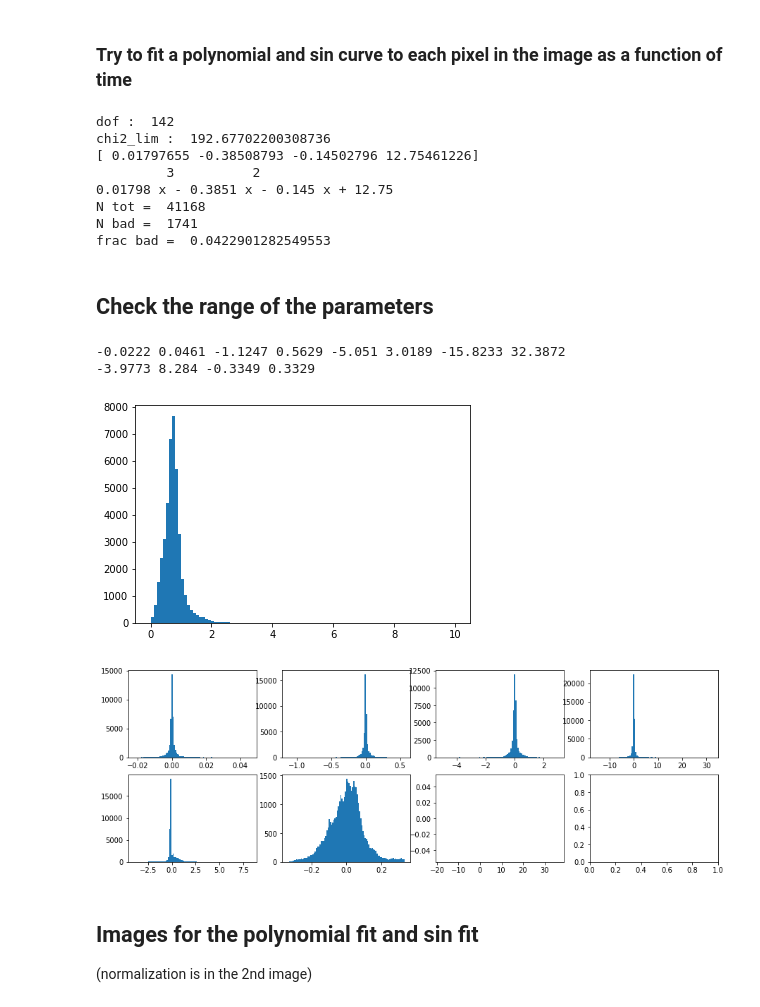
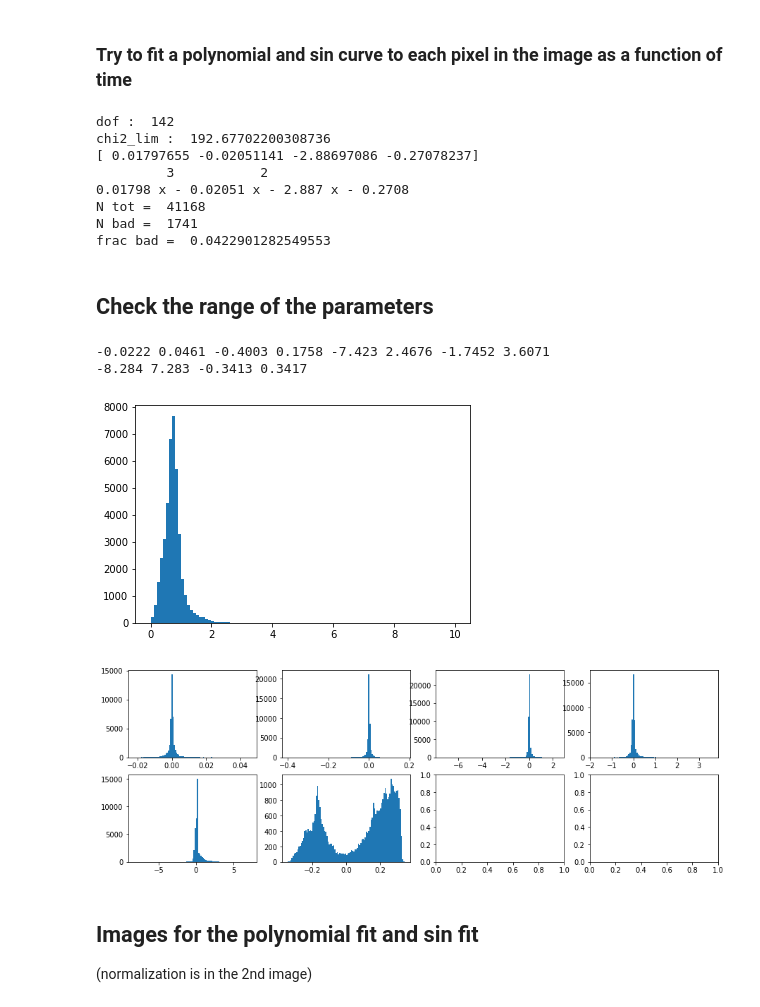
Before and after one commit to ageller/UniviewGRACE, a Jupyter notebook: GRACEEarth/rawdata/convertGRACEFit.ipynb, the cells around one changed output. Drawn from its saved outputs; the diff is of its cells as text; code cells hidden in the pictures.

```diff
--- a/GRACEEarth/rawdata/convertGRACEFit.ipynb
+++ b/GRACEEarth/rawdata/convertGRACEFit.ipynb
@@ -286,7 +286,9 @@ def calcChi2(y, ye, m):
 
 t = mascons['yr'][2]
 t0 = min(t)
-t = t - t0
+tf = max(t)
+tmid = (tf + t0)/2.
+t = t - tmid
 
 #for second-order effects, fit sin curve
 def cfitFunc(t, fA, fp):
@@ -383,9 +385,9 @@ print("frac bad = ",bad / len(mascons['location']) )
 # %% [output]
 dof :  142
 chi2_lim :  192.67702200308736
-[ 0.01797655 -0.38508793 -0.14502796 12.75461226]
-         3          2
-0.01798 x - 0.3851 x - 0.145 x + 12.75
+[ 0.01797655 -0.02051141 -2.88697086 -0.27078237]
+         3           2
+0.01798 x - 0.02051 x - 2.887 x - 0.2708
 N tot =  41168
 N bad =  1741
 frac bad =  0.0422901282549553
@@ -395,37 +397,37 @@ frac bad =  0.0422901282549553
 f, ax = plt.subplots(1)
 ax.hist(chi2r,bins=100, range=[0, 10])
 
 def myminmax(x, decimals = 4):
     return np.around(np.min(x), decimals = decimals), np.around(np.max(x), decimals = decimals)
 
 r1min, r1max = myminmax(r1)
 g1min, g1max = myminmax(g1)
 b1min, b1max = myminmax(b1)
 a1min, a1max = myminmax(a1)
 print(r1min, r1max, g1min, g1max, b1min, b1max, a1min, a1max)
 
 r2min, r2max = myminmax(r2)
 g2min, g2max = myminmax(g2)
 #b2min, b2max = myminmax(b2)
 #a2min, a2max = myminmax(a2)
 print(r2min, r2max, g2min, g2max)#, b2min, b2max)#, a2min, a2max)
 
 f, ax = plt.subplots(2,4, figsize=(15,5))
 
 h1 = ax[0][0].hist(r1, bins=100, range=[r1min,r1max])
 h2 = ax[0][1].hist(g1, bins=100, range=[g1min,g1max])
 h3 = ax[0][2].hist(b1, bins=100, range=[b1min,b1max])
 h4 = ax[0][3].hist(a1, bins=100, range=[a1min,a1max])
 
 h5 = ax[1][0].hist(r2, bins=100, range=[r2min,r2max])
 h6 = ax[1][1].hist(g2, bins=100, range=[g2min,g2max])
-h7 = ax[1][2].hist(b2, bins=100, range=[b2min,b2max])
+#h7 = ax[1][2].hist(b2, bins=100, range=[b2min,b2max])
 #h8 = ax[1][3].hist(a2, bins=100, range=[a2min,a2max])
 # %% [output]
--0.0222 0.0461 -1.1247 0.5629 -5.051 3.0189 -15.8233 32.3872
--3.9773 8.284 -0.3349 0.3329
+-0.0222 0.0461 -0.4003 0.1758 -7.423 2.4676 -1.7452 3.6071
+-8.284 7.283 -0.3413 0.3417
 [figure]
-[figure, old version]
+[figure, new version]
 # %% [markdown]
 ## Images for the polynomial fit and sin fit
 
```
Also changed, not shown: parts of 6 cells of this notebook, 4 other files.
